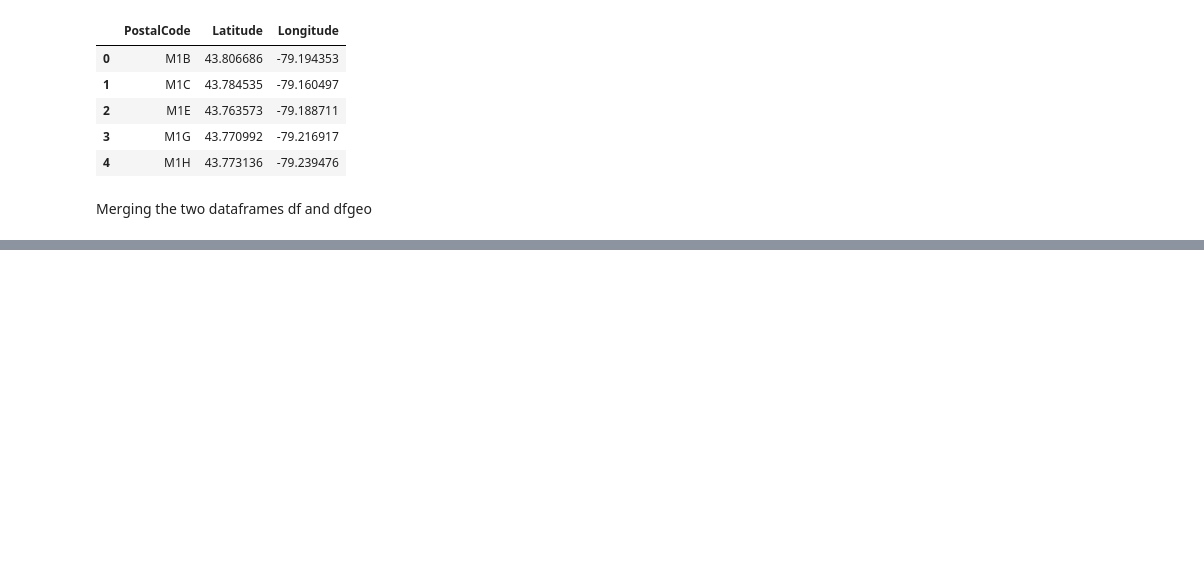
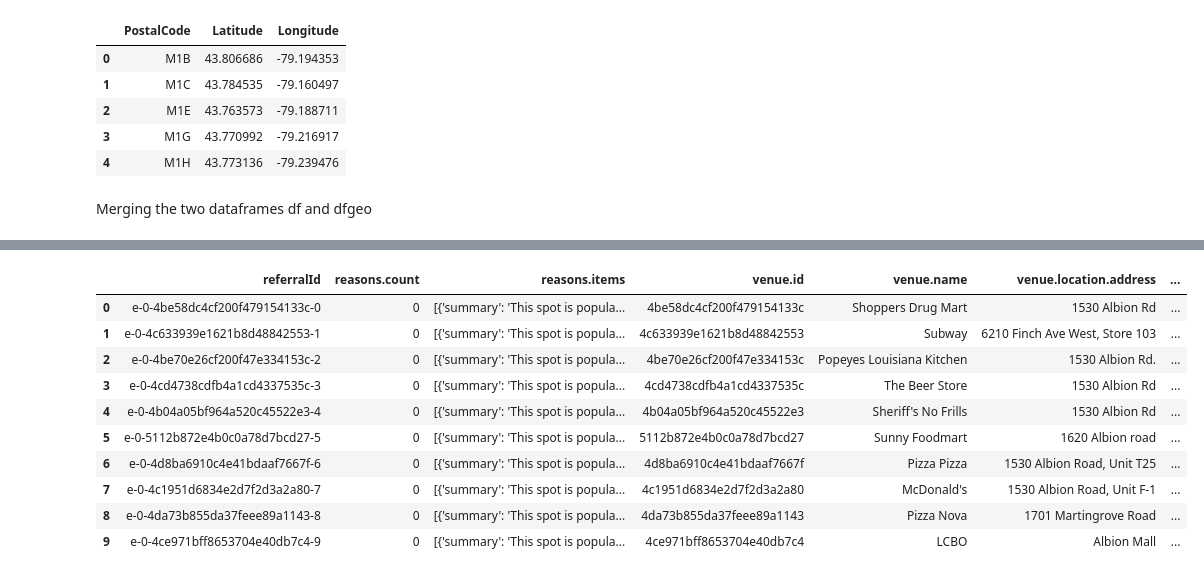
Before and after one commit to anu2696/Coursera_Capstone, a Jupyter notebook: Final Capstone Project.ipynb, the cells around one changed output, grey strips where cells are left out. Saved outputs shown, nothing was run; the diff lists cells and outputs as text; code cells hidden in the pictures; blank space fills up the shorter version.

```diff
--- a/Final Capstone Project.ipynb
+++ b/Final Capstone Project.ipynb
@@ -103,0 +154,17 @@ df2.head()
+# %%
+df2.set_index('PostalCode', inplace = True)
+neighborhood_latitude = df2.loc['M9V']['Latitude']
+neighborhood_longitude = df2.loc['M9V']['Longitude']
+# %%
+LIMIT = 100
+radius = 500
+# create URL
+url = 'https://api.foursquare.com/v2/venues/explore?&client_id={}&client_secret={}&v={}&ll={},{}&radius={}&limit={}'.format(
+    CLIENT_ID,
+    CLIENT_SECRET,
+    VERSION,
+    neighborhood_latitude,
+    neighborhood_longitude,
+    radius,
+    LIMIT)
+url
@@ -103,0 +173,2 @@ df2.head()
+# %%
+results = requests.get(url).json()
@@ -103,0 +208,3 @@ df2.head()
+# %%
+venues = results['response']['groups'][0]['items']
+venues
@@ -103,0 +229,15 @@ df2.head()
+# %%
+nearby_venues = json_normalize(venues) # flatten JSON
+nearby_venues
+# %% [output]
+|  | referralId | reasons.count | reasons.items | venue.id | venue.name | venue.location.address | ... |
+| 0 | e-0-4be58dc4cf200f479154133c-0 | 0 | [{'summary': 'This spot is popula... | 4be58dc4cf200f479154133c | Shoppers Drug Mart | 1530 Albion Rd | ... |
+| 1 | e-0-4c633939e1621b8d48842553-1 | 0 | [{'summary': 'This spot is popula... | 4c633939e1621b8d48842553 | Subway | 6210 Finch Ave West, Store 103 | ... |
+| 2 | e-0-4be70e26cf200f47e334153c-2 | 0 | [{'summary': 'This spot is popula... | 4be70e26cf200f47e334153c | Popeyes Louisiana Kitchen | 1530 Albion Rd. | ... |
+| 3 | e-0-4cd4738cdfb4a1cd4337535c-3 | 0 | [{'summary': 'This spot is popula... | 4cd4738cdfb4a1cd4337535c | The Beer Store | 1530 Albion Rd | ... |
+| 4 | e-0-4b04a05bf964a520c45522e3-4 | 0 | [{'summary': 'This spot is popula... | 4b04a05bf964a520c45522e3 | Sheriff's No Frills | 1530 Albion Rd | ... |
+| 5 | e-0-5112b872e4b0c0a78d7bcd27-5 | 0 | [{'summary': 'This spot is popula... | 5112b872e4b0c0a78d7bcd27 | Sunny Foodmart | 1620 Albion road | ... |
+| 6 | e-0-4d8ba6910c4e41bdaaf7667f-6 | 0 | [{'summary': 'This spot is popula... | 4d8ba6910c4e41bdaaf7667f | Pizza Pizza | 1530 Albion Road, Unit T25 | ... |
+| 7 | e-0-4c1951d6834e2d7f2d3a2a80-7 | 0 | [{'summary': 'This spot is popula... | 4c1951d6834e2d7f2d3a2a80 | McDonald's | 1530 Albion Road, Unit F-1 | ... |
+| 8 | e-0-4da73b855da37feee89a1143-8 | 0 | [{'summary': 'This spot is popula... | 4da73b855da37feee89a1143 | Pizza Nova | 1701 Martingrove Road | ... |
+| 9 | e-0-4ce971bff8653704e40db7c4-9 | 0 | [{'summary': 'This spot is popula... | 4ce971bff8653704e40db7c4 | LCBO | Albion Mall | ... |
```
Also changed, not shown: parts of 30 cells of this notebook.
